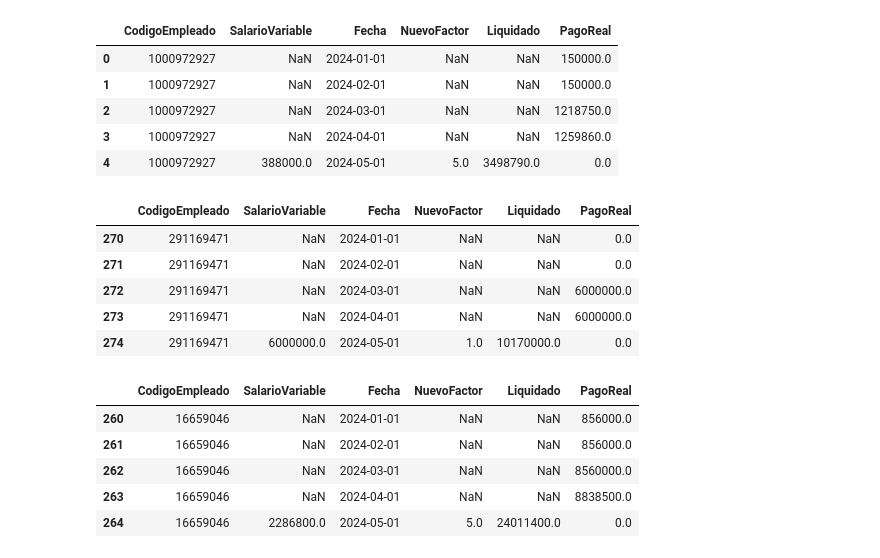
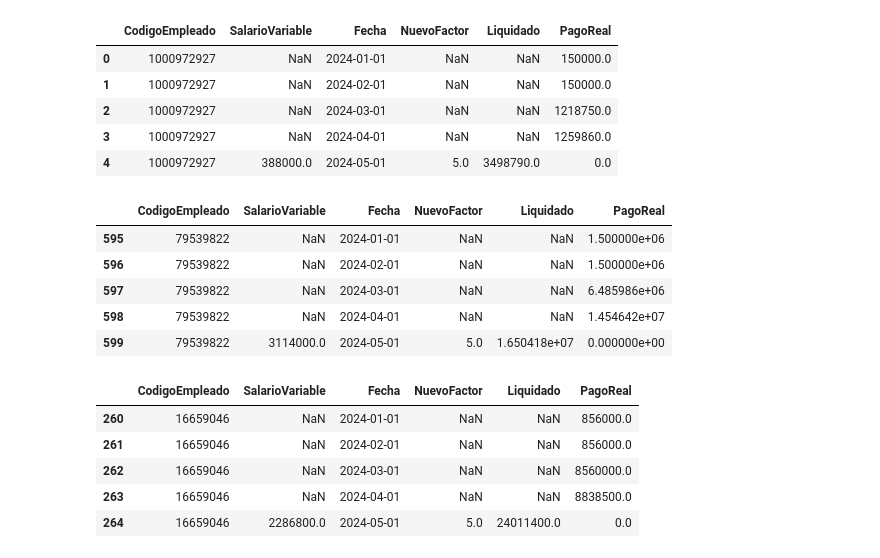
Before and after one commit to Crispelinho/-Liquidations-Incentives-Jupyter, a Jupyter notebook: 2. Calculo de Maestra de Liquidaciones.ipynb, the cells around one changed output. Cells and saved outputs as stored; diff of their text form; code cells hidden in the pictures.

```diff
--- a/2. Calculo de Maestra de Liquidaciones.ipynb
+++ b/2. Calculo de Maestra de Liquidaciones.ipynb
@@ -1531,14 +1522,14 @@ resultado_liquidaciones.head()
 | 3 | 1000972927 | NaN | 2024-04-01 | NaN | NaN | 1259860.0 |
 | 4 | 1000972927 | 388000.0 | 2024-05-01 | 5.0 | 3498790.0 | 0.0 |
 # %%
-resultado_liquidaciones[resultado_liquidaciones['CodigoEmpleado'] == '291169471']
+resultado_liquidaciones[resultado_liquidaciones['CodigoEmpleado'] == '79539822']
 # %% [output]
 |  | CodigoEmpleado | SalarioVariable | Fecha | NuevoFactor | Liquidado | PagoReal |
-| 270 | 291169471 | NaN | 2024-01-01 | NaN | NaN | 0.0 |
-| 271 | 291169471 | NaN | 2024-02-01 | NaN | NaN | 0.0 |
-| 272 | 291169471 | NaN | 2024-03-01 | NaN | NaN | 6000000.0 |
-| 273 | 291169471 | NaN | 2024-04-01 | NaN | NaN | 6000000.0 |
-| 274 | 291169471 | 6000000.0 | 2024-05-01 | 1.0 | 10170000.0 | 0.0 |
+| 595 | 79539822 | NaN | 2024-01-01 | NaN | NaN | 1.500000e+06 |
+| 596 | 79539822 | NaN | 2024-02-01 | NaN | NaN | 1.500000e+06 |
+| 597 | 79539822 | NaN | 2024-03-01 | NaN | NaN | 6.485986e+06 |
+| 598 | 79539822 | NaN | 2024-04-01 | NaN | NaN | 1.454642e+07 |
+| 599 | 79539822 | 3114000.0 | 2024-05-01 | 5.0 | 1.650418e+07 | 0.000000e+00 |
 # %%
 resultado_liquidaciones[
     (resultado_liquidaciones['CodigoEmpleado'] == '16659046')
```
Also changed, not shown: parts of 32 cells of this notebook.
